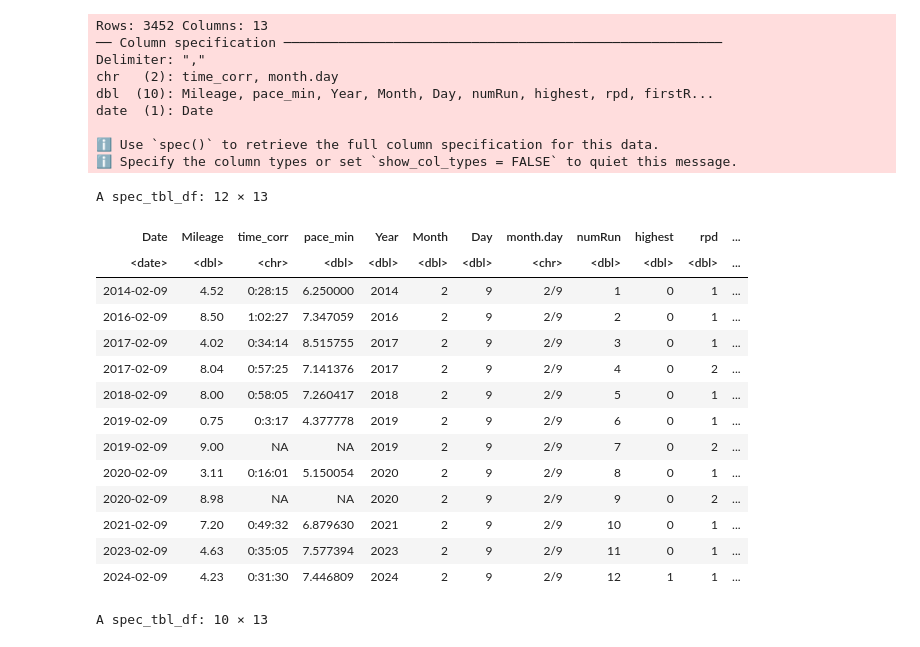
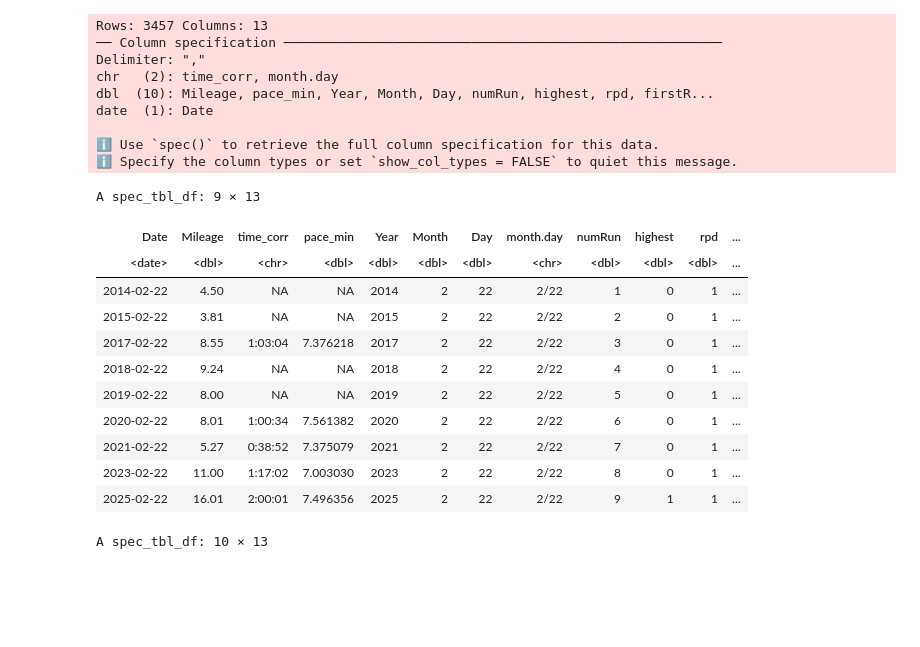
Before and after one commit to adolwick/biof309project, a Jupyter notebook: runs_per_date.ipynb, the cells around one changed output. Cells and saved outputs as stored; diff of their text form; code cells hidden in the pictures; blank space fills up the shorter version.

```diff
--- a/runs_per_date.ipynb
+++ b/runs_per_date.ipynb
@@ -18,32 +6,29 @@ Loading required package: ggplot2
 # %%
 df = read_csv("rpd.csv")
 #head(df)
-df %>% filter(month.day=="2/9")
+df %>% filter(month.day=="2/22")
 # %% [output]
-Rows: 3452 Columns: 13
+Rows: 3457 Columns: 13
 ── Column specification ────────────────────────────────────────────────────────
 Delimiter: ","
 chr   (2): time_corr, month.day
 dbl  (10): Mileage, pace_min, Year, Month, Day, numRun, highest, rpd, firstR...
 date  (1): Date
 
 ℹ Use `spec()` to retrieve the full column specification for this data.
 ℹ Specify the column types or set `show_col_types = FALSE` to quiet this message.
-A spec_tbl_df: 12 × 13
+A spec_tbl_df: 9 × 13
 | Date | Mileage | time_corr | pace_min | Year | Month | Day | month.day | numRun | highest | rpd | ... |
 | <date> | <dbl> | <chr> | <dbl> | <dbl> | <dbl> | <dbl> | <chr> | <dbl> | <dbl> | <dbl> | ... |
-| 2014-02-09 | 4.52 | 0:28:15 | 6.250000 | 2014 | 2 | 9 | 2/9 | 1 | 0 | 1 | ... |
-| 2016-02-09 | 8.50 | 1:02:27 | 7.347059 | 2016 | 2 | 9 | 2/9 | 2 | 0 | 1 | ... |
-| 2017-02-09 | 4.02 | 0:34:14 | 8.515755 | 2017 | 2 | 9 | 2/9 | 3 | 0 | 1 | ... |
-| 2017-02-09 | 8.04 | 0:57:25 | 7.141376 | 2017 | 2 | 9 | 2/9 | 4 | 0 | 2 | ... |
-| 2018-02-09 | 8.00 | 0:58:05 | 7.260417 | 2018 | 2 | 9 | 2/9 | 5 | 0 | 1 | ... |
-| 2019-02-09 | 0.75 | 0:3:17 | 4.377778 | 2019 | 2 | 9 | 2/9 | 6 | 0 | 1 | ... |
-| 2019-02-09 | 9.00 | NA | NA | 2019 | 2 | 9 | 2/9 | 7 | 0 | 2 | ... |
-| 2020-02-09 | 3.11 | 0:16:01 | 5.150054 | 2020 | 2 | 9 | 2/9 | 8 | 0 | 1 | ... |
-| 2020-02-09 | 8.98 | NA | NA | 2020 | 2 | 9 | 2/9 | 9 | 0 | 2 | ... |
-| 2021-02-09 | 7.20 | 0:49:32 | 6.879630 | 2021 | 2 | 9 | 2/9 | 10 | 0 | 1 | ... |
-| 2023-02-09 | 4.63 | 0:35:05 | 7.577394 | 2023 | 2 | 9 | 2/9 | 11 | 0 | 1 | ... |
-| 2024-02-09 | 4.23 | 0:31:30 | 7.446809 | 2024 | 2 | 9 | 2/9 | 12 | 1 | 1 | ... |
+| 2014-02-22 | 4.50 | NA | NA | 2014 | 2 | 22 | 2/22 | 1 | 0 | 1 | ... |
+| 2015-02-22 | 3.81 | NA | NA | 2015 | 2 | 22 | 2/22 | 2 | 0 | 1 | ... |
+| 2017-02-22 | 8.55 | 1:03:04 | 7.376218 | 2017 | 2 | 22 | 2/22 | 3 | 0 | 1 | ... |
+| 2018-02-22 | 9.24 | NA | NA | 2018 | 2 | 22 | 2/22 | 4 | 0 | 1 | ... |
+| 2019-02-22 | 8.00 | NA | NA | 2019 | 2 | 22 | 2/22 | 5 | 0 | 1 | ... |
+| 2020-02-22 | 8.01 | 1:00:34 | 7.561382 | 2020 | 2 | 22 | 2/22 | 6 | 0 | 1 | ... |
+| 2021-02-22 | 5.27 | 0:38:52 | 7.375079 | 2021 | 2 | 22 | 2/22 | 7 | 0 | 1 | ... |
+| 2023-02-22 | 11.00 | 1:17:02 | 7.003030 | 2023 | 2 | 22 | 2/22 | 8 | 0 | 1 | ... |
+| 2025-02-22 | 16.01 | 2:00:01 | 7.496356 | 2025 | 2 | 22 | 2/22 | 9 | 1 | 1 | ... |
 # %%
 df %>% filter(Month=="6") %>% arrange(desc(Mileage)) %>% slice(1:10)
 # %% [output]
```
Also changed, not shown: parts of 24 cells of this notebook, 9 other files.
